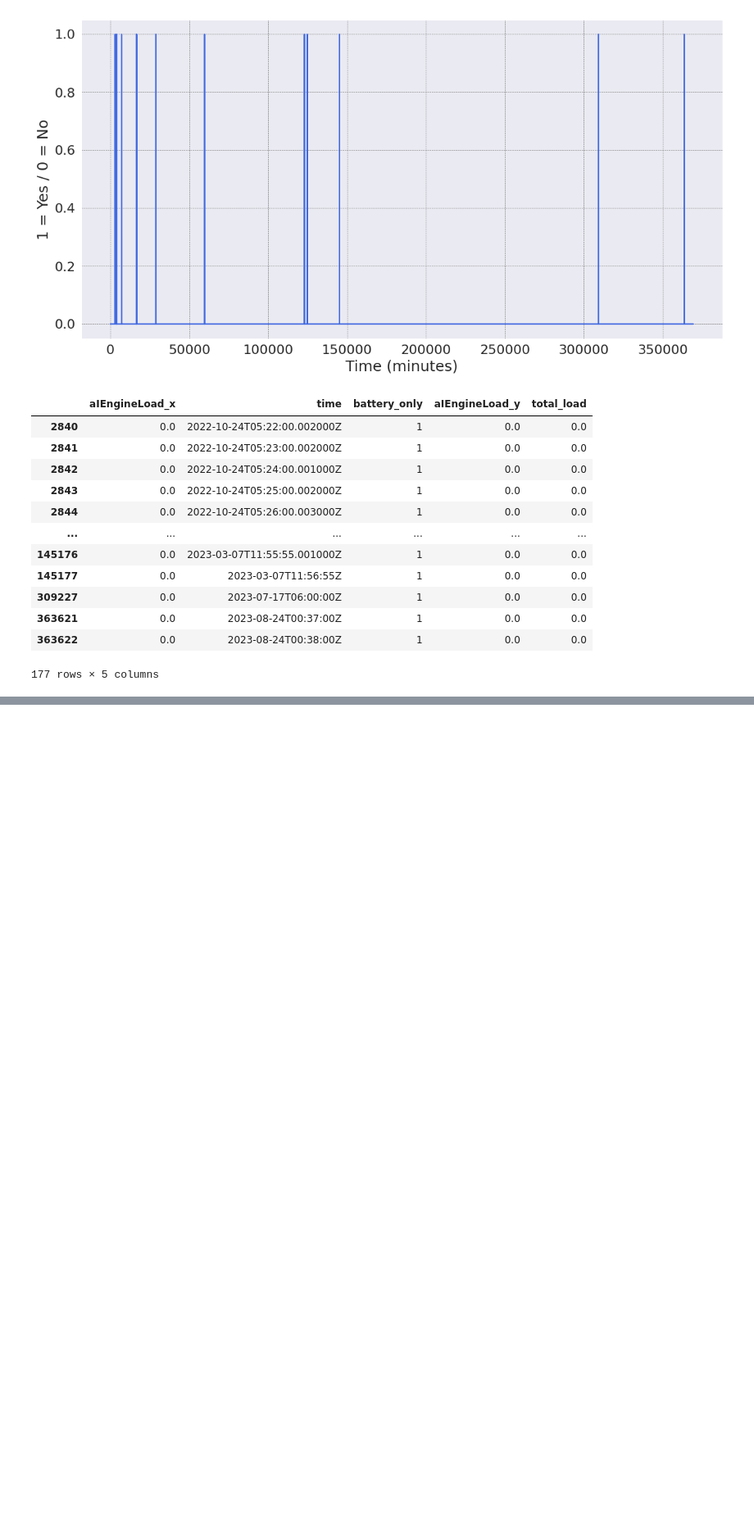
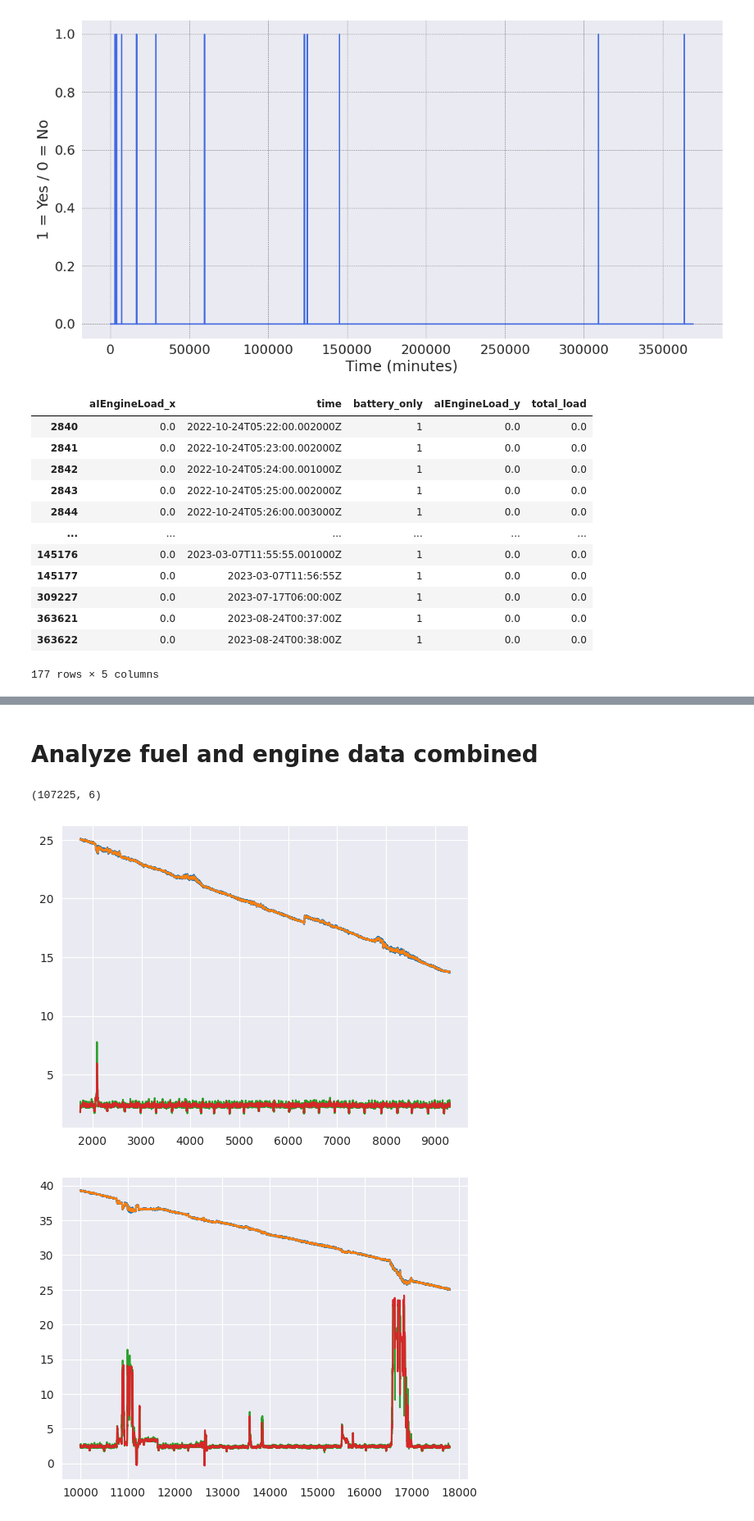
Before and after one commit to danjhk/battery_AD, a Jupyter notebook: eda_UIPA.ipynb, the cells around one changed output, grey strips where cells are left out. Shown at 82% size. Cells and saved outputs as stored; diff of their text form; code cells hidden in the pictures; blank space fills up the shorter version.

```diff
--- a/eda_UIPA.ipynb
+++ b/eda_UIPA.ipynb
@@ -114,0 +157,28 @@ merged_df[merged_df["battery_only"]==1][merged_df[merged_df["battery_only"]==1][
+# %% [markdown]
+# Analyze fuel and engine data combined
+# %%
+mgo = pd.read_csv("RemoteLevelThing_HMD8310.csv")
+mgo["total_vol"] = mgo["MGO_STOR_TK_C_CALC_VOL"] + mgo["MGO_STOR_TK_S_CALC_VOL"] + mgo["NO1_MGO_SERV_TK_CALC_VOL"] + mgo["NO2_MGO_SERV_TK_CALC_VOL"]
+# %%
+engine_and_fuel_df = pd.merge(merged_df, mgo[["total_vol", "time"]], on='time', how='inner')
+engine_and_fuel_df.shape
+# %% [output]
+(107225, 6)
+# %%
+fuel_noise_start_points = [1750, 10000, 29500, 35400]
+fuel_noise_end_points = [9300, 17800, 32200, 48100]
+
+for noise_start_point, noise_end_point in zip(fuel_noise_start_points, fuel_noise_end_points):
+    plt.figure()
+    engine_and_fuel_df["total_vol"][noise_start_point:noise_end_point].plot()
+    plt.plot(
+        engine_and_fuel_df["total_vol"][noise_start_point:noise_end_point].index,
+        savgol_filter(engine_and_fuel_df["total_vol"][noise_start_point:noise_end_point], 10, 2))
+
+    (engine_and_fuel_df["total_load"][noise_start_point:noise_end_point]/100).plot()
+    plt.plot(
+        engine_and_fuel_df["total_vol"][noise_start_point:noise_end_point].index,
+        savgol_filter(engine_and_fuel_df["total_load"][noise_start_point:noise_end_point]/100, 10, 2))
+# %% [output]
+[figure, added]
+[figure, added]
```
Also changed, not shown: parts of 64 cells of this notebook, 1 other file.
